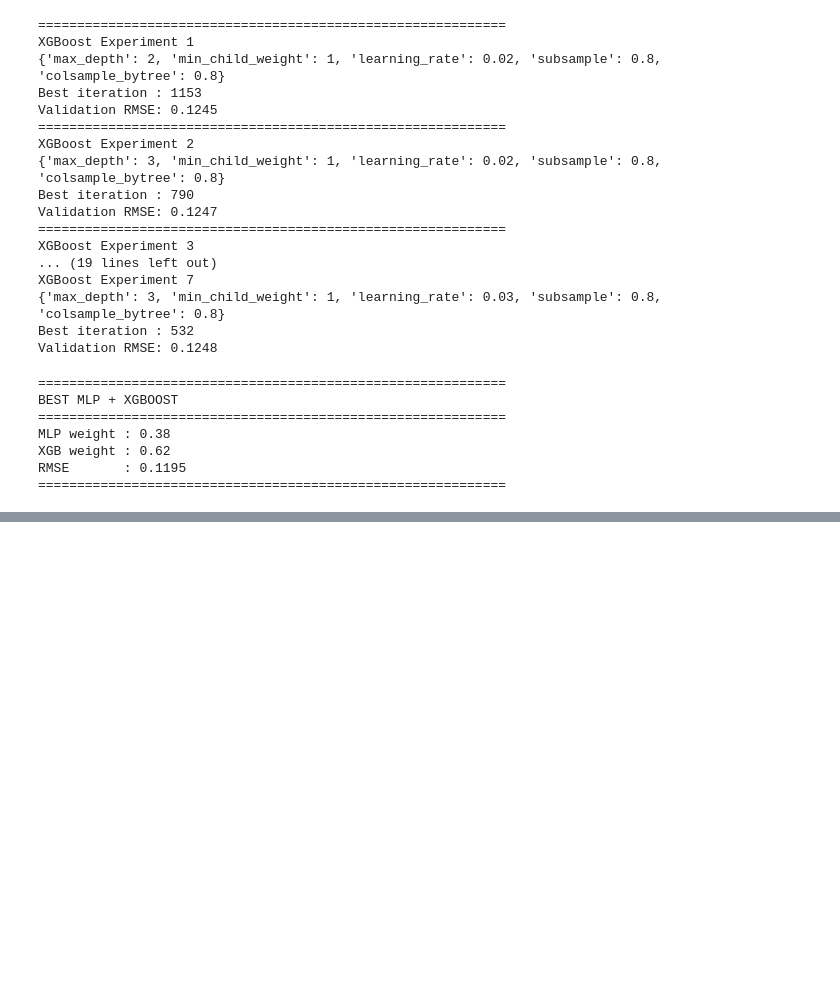
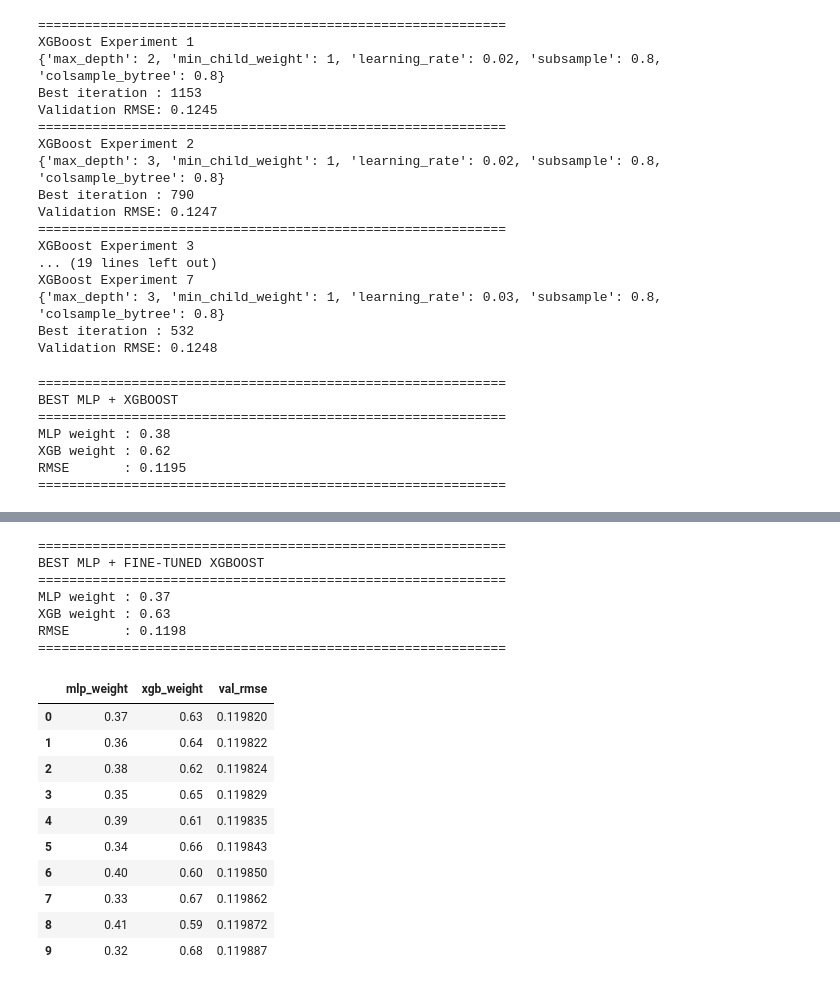
Before and after one commit to SGHPK0905/DeepLearning_3SV_DDU1231, a Jupyter notebook: BaitapNhom/Lab02/experiments/house_mlp_v1/Son_notebook/house_v2.ipynb, the cells around one changed output, grey strips where cells are left out. Saved outputs shown, nothing was run; the diff lists cells and outputs as text; code cells hidden in the pictures; blank space fills up the shorter version.

```diff
--- a/BaitapNhom/Lab02/experiments/house_mlp_v1/Son_notebook/house_v2.ipynb
+++ b/BaitapNhom/Lab02/experiments/house_mlp_v1/Son_notebook/house_v2.ipynb
@@ -1322,0 +1550,60 @@ RMSE       : 0.1195
+# %%
+# ================= RE-BLEND MLP + FINE-TUNED XGBOOST =================
+
+fine_blend_results = []
+
+for w_mlp in np.arange(0.0, 1.01, 0.01):
+
+    w_xgb = 1.0 - w_mlp
+
+    pred = (
+        w_mlp * mlp_val_pred
+        + w_xgb * best_xgb_fine_val_pred
+    )
+
+    rmse = np.sqrt(
+        mean_squared_error(y_val, pred)
+    )
+
+    fine_blend_results.append({
+        "mlp_weight": round(w_mlp, 2),
+        "xgb_weight": round(w_xgb, 2),
+        "val_rmse": rmse
+    })
+
+fine_blend_df = pd.DataFrame(
+    fine_blend_results
+).sort_values(
+    by="val_rmse"
+).reset_index(drop=True)
+
+best_fine_blend = fine_blend_df.iloc[0]
+
+print("=" * 60)
+print("BEST MLP + FINE-TUNED XGBOOST")
+print("=" * 60)
+print(f"MLP weight : {best_fine_blend['mlp_weight']:.2f}")
+print(f"XGB weight : {best_fine_blend['xgb_weight']:.2f}")
+print(f"RMSE       : {best_fine_blend['val_rmse']:.4f}")
+print("=" * 60)
+
+display(fine_blend_df.head(10))
+# %% [output]
+============================================================
+BEST MLP + FINE-TUNED XGBOOST
+============================================================
+MLP weight : 0.37
+XGB weight : 0.63
+RMSE       : 0.1198
+============================================================
+|  | mlp_weight | xgb_weight | val_rmse |
+| 0 | 0.37 | 0.63 | 0.119820 |
+| 1 | 0.36 | 0.64 | 0.119822 |
+| 2 | 0.38 | 0.62 | 0.119824 |
+| 3 | 0.35 | 0.65 | 0.119829 |
+| 4 | 0.39 | 0.61 | 0.119835 |
+| 5 | 0.34 | 0.66 | 0.119843 |
+| 6 | 0.40 | 0.60 | 0.119850 |
+| 7 | 0.33 | 0.67 | 0.119862 |
+| 8 | 0.41 | 0.59 | 0.119872 |
+| 9 | 0.32 | 0.68 | 0.119887 |
```
Also changed, not shown: parts of 4 cells of this notebook.
